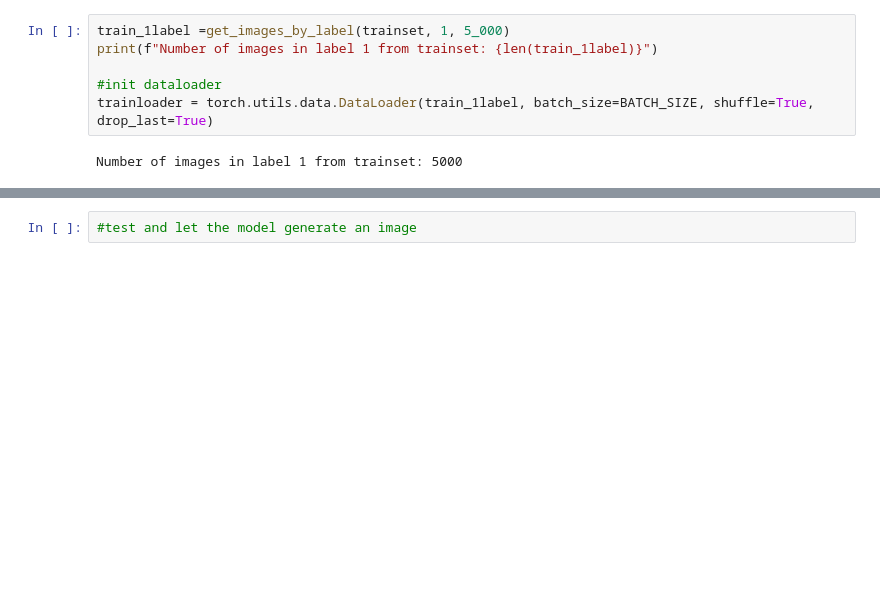
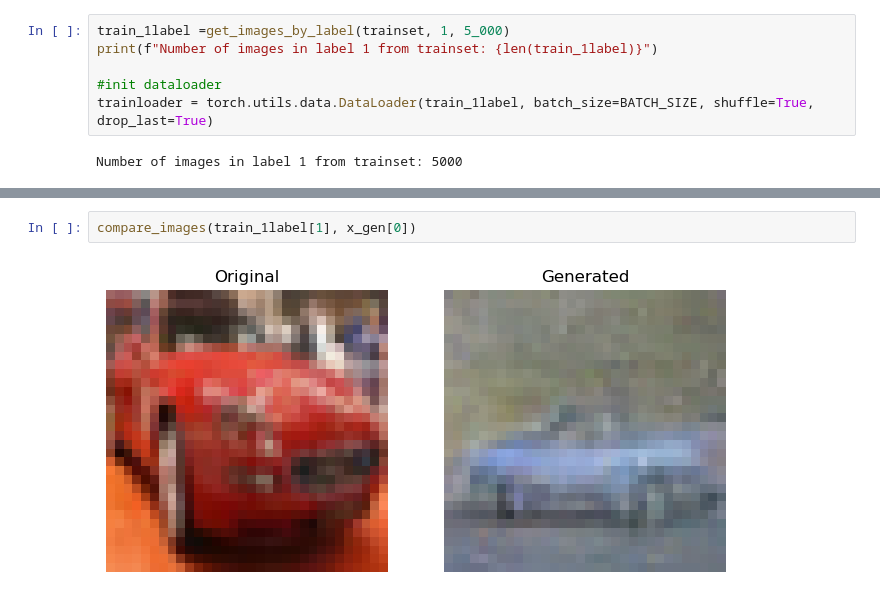
Before and after one commit to FloBaumgartner/cifar10_imgGeneration, a Jupyter notebook: vdl_mc_img-gen_cifar10.ipynb, the cells around one changed output, grey strips where cells are left out. Drawn from its saved outputs; the diff is of its cells as text; blank space fills up the shorter version.

```diff
--- a/vdl_mc_img-gen_cifar10.ipynb
+++ b/vdl_mc_img-gen_cifar10.ipynb
@@ -558,2 +551,4 @@ compare_images(train_1label[0], x_gen[0])
-# %%
-#test and let the model generate an image
+# %%
+compare_images(train_1label[1], x_gen[0])
+# %% [output]
+[figure, added]
```
Also changed, not shown: parts of 13 cells of this notebook.
